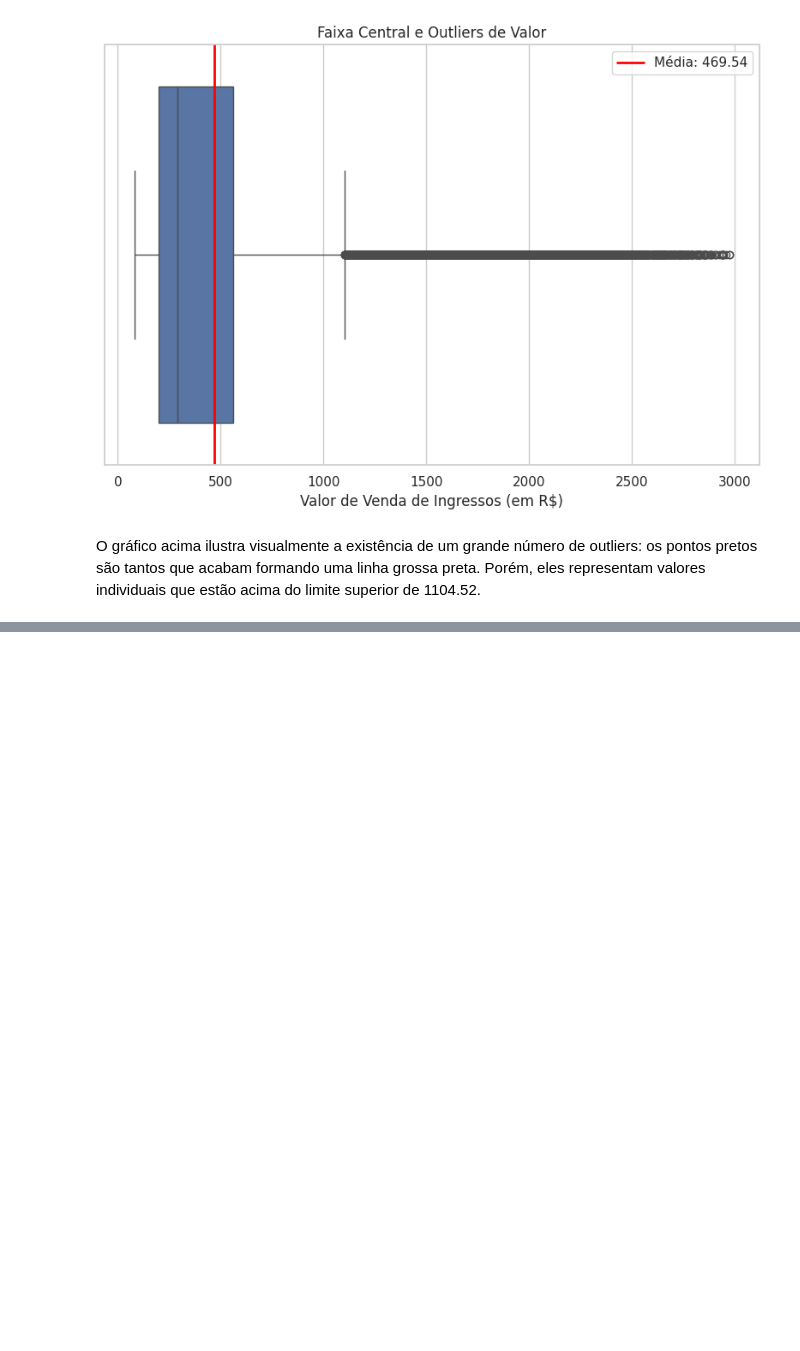
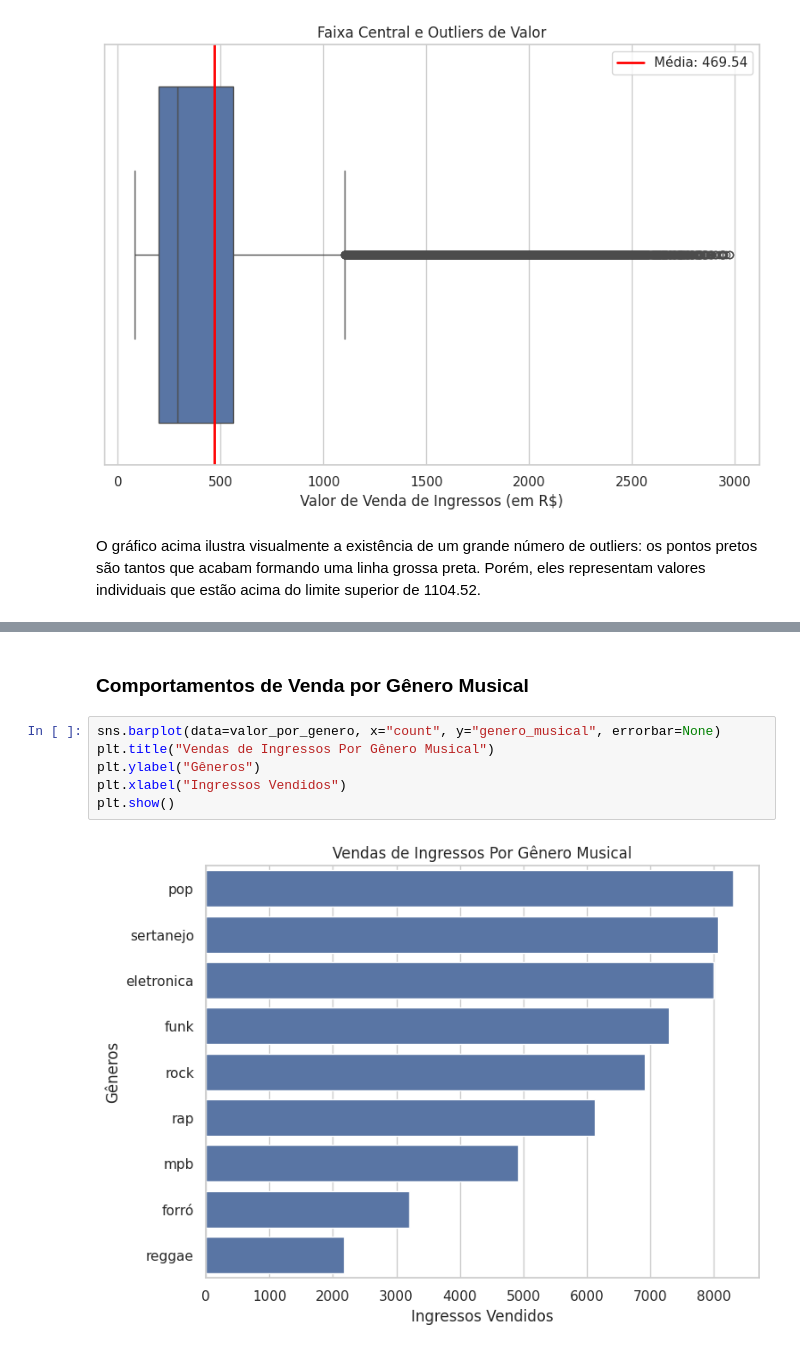
Before and after one commit to sugarfreecat/festival-musica, a Jupyter notebook: notebooks/01_analise_exploratoria_vendas.ipynb, the cells around one changed output, grey strips where cells are left out. Drawn from its saved outputs; the diff is of its cells as text; blank space fills up the shorter version.

```diff
--- a/notebooks/01_analise_exploratoria_vendas.ipynb
+++ b/notebooks/01_analise_exploratoria_vendas.ipynb
@@ -484,0 +521,10 @@ O gráfico acima ilustra visualmente a existência de um grande número de outli
+# %% [markdown]
+### Comportamentos de Venda por Gênero Musical
+# %%
+sns.barplot(data=valor_por_genero, x="count", y="genero_musical", errorbar=None)
+plt.title("Vendas de Ingressos Por Gênero Musical")
+plt.ylabel("Gêneros")
+plt.xlabel("Ingressos Vendidos")
+plt.show()
+# %% [output]
+[figure, added]
```
Also changed, not shown: parts of 9 cells of this notebook.
